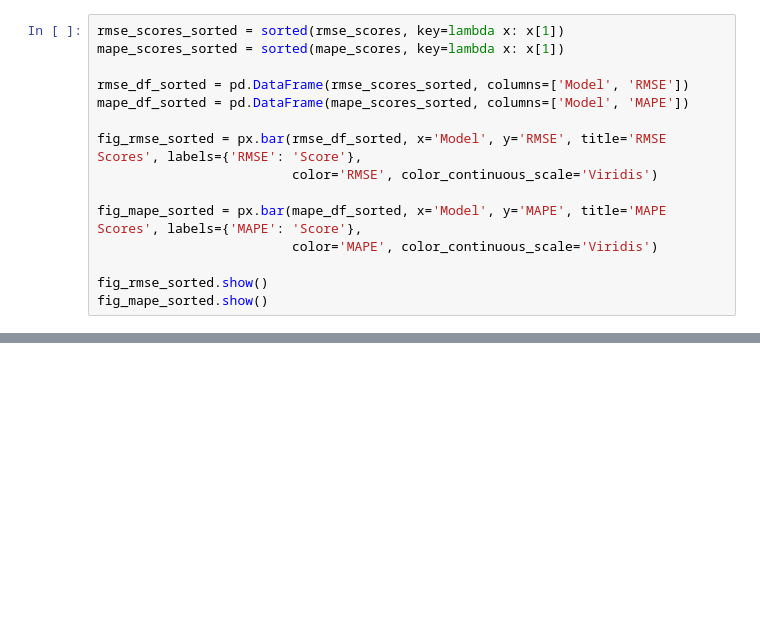
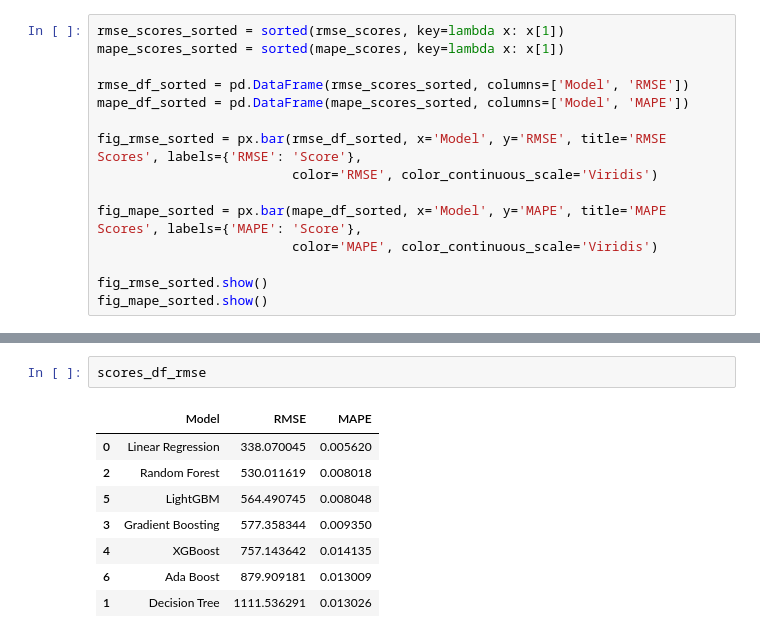
Before and after one commit to muratmertguler/MLOps, a Jupyter notebook: src/Models/ml_models.ipynb, the cells around one changed output, grey strips where cells are left out. Saved outputs shown, nothing was run; the diff lists cells and outputs as text; blank space fills up the shorter version.

```diff
--- a/src/Models/ml_models.ipynb
+++ b/src/Models/ml_models.ipynb
@@ -298,0 +323,11 @@ plt.show()
+# %%
+scores_df_rmse
+# %% [output]
+|  | Model | RMSE | MAPE |
+| 0 | Linear Regression | 338.070045 | 0.005620 |
+| 2 | Random Forest | 530.011619 | 0.008018 |
+| 5 | LightGBM | 564.490745 | 0.008048 |
+| 3 | Gradient Boosting | 577.358344 | 0.009350 |
+| 4 | XGBoost | 757.143642 | 0.014135 |
+| 6 | Ada Boost | 879.909181 | 0.013009 |
+| 1 | Decision Tree | 1111.536291 | 0.013026 |
```
Also changed, not shown: parts of 6 cells of this notebook, 10 other files.
